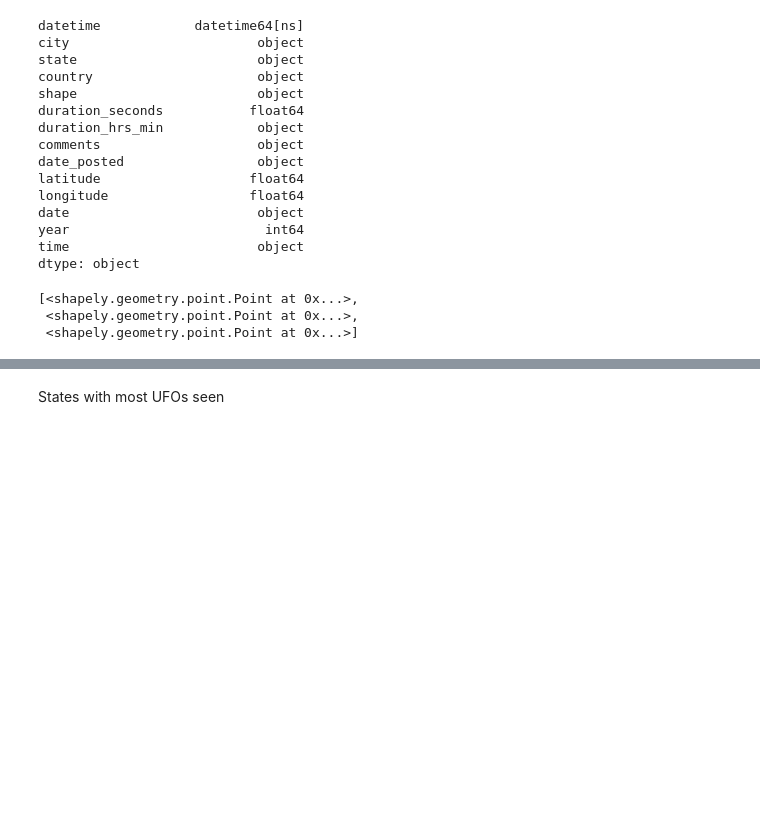
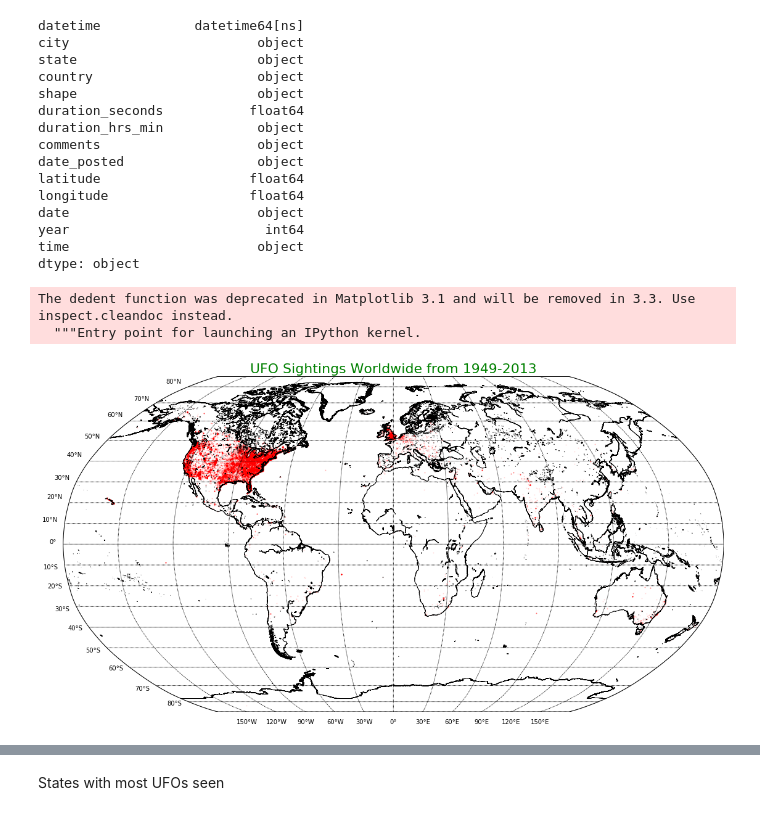
Before and after one commit to laffertyrichard/capstone1, a Jupyter notebook: capstone1.ipynb, the cells around one changed output, grey strips where cells are left out. Saved outputs shown, nothing was run; the diff lists cells and outputs as text; code cells hidden in the pictures; blank space fills up the shorter version.

```diff
--- a/capstone1.ipynb
+++ b/capstone1.ipynb
@@ -149,6 +134,0 @@ crs = {"init": "epsg:4326"}
-# %%
-long_lat_points[:3]
-# %% [output]
-[<shapely.geometry.point.Point at 0x...>,
- <shapely.geometry.point.Point at 0x...>,
- <shapely.geometry.point.Point at 0x...>]
@@ -154,0 +216,13 @@ long_lat_points[:3]
+# %%
+m = Basemap(projection='robin',lon_0=0,resolution='f')
+m.drawcoastlines()
+m.drawparallels(np.arange(-90, 90, 10), labels = [True, False, False, False])
+m.drawmeridians(np.arange(-180, 180, 30), labels = [0, 0, 0, 1])
+
+m.scatter(ufo.longitude.to_list(), ufo.latitude.to_list(), latlon = True, s = 1, c = 'red', alpha = .1)
+plt.title('UFO Sightings Worldwide from 1949-2013', fontsize = 22, color = 'green')
+plt.show()
+# %% [output]
+The dedent function was deprecated in Matplotlib 3.1 and will be removed in 3.3. Use inspect.cleandoc instead.
+  """Entry point for launching an IPython kernel.
+[figure, added]
```
Also changed, not shown: parts of 43 cells of this notebook.
